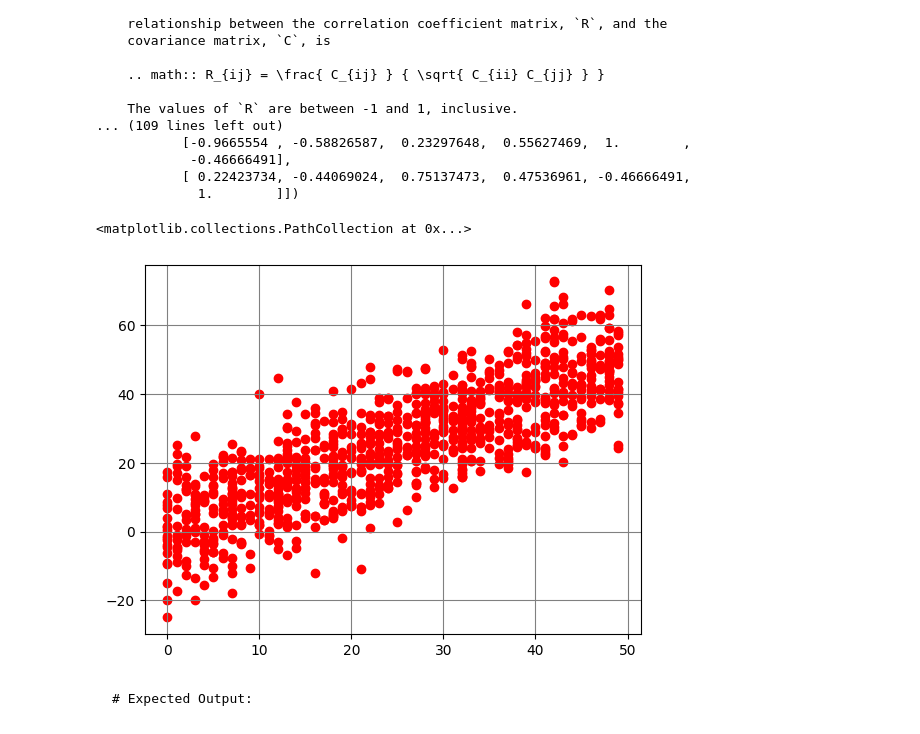
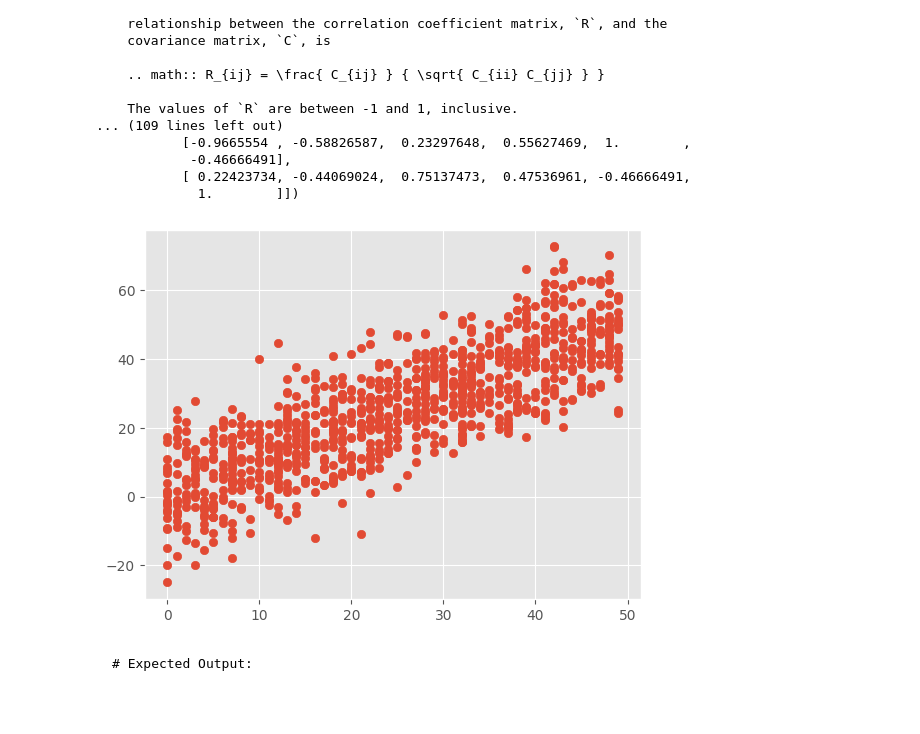
Before and after one commit to CDan07/IOD, a Jupyter notebook: Labs/Module 1/IOD_Lab-1.1.4 Statistics - part 2.ipynb, the cells around one changed output. Drawn from its saved outputs; the diff is of its cells as text; code cells hidden in the pictures.

````diff
--- a/Labs/Module 1/IOD_Lab-1.1.4 Statistics - part 2.ipynb
+++ b/Labs/Module 1/IOD_Lab-1.1.4 Statistics - part 2.ipynb
@@ -194,17 +194,17 @@ corrcoef(x, y=None, rowvar=True, bias=<no value>, ddof=<no value>, *, dtype=None
 # %%
 # Calculate and visualise correlations
 np.random.seed(1)
 
 # 1000 random integers between 0 and 50
 x = np.random.randint(0, 50, 1000)
 
 # Positive Correlation with some noise
 y = x + np.random.normal(0, 10, 1000)
-plt.grid(color = 'grey')
-plt.scatter(x,y,color='red')
+plt.style.use('ggplot')
+plt.scatter(x,y)
+plt.show()
 # %% [output]
-<matplotlib.collections.PathCollection at 0x...>
-[figure, old version]
+[figure, new version]
 # %% [markdown]
 ```
 # Expected Output:
````
Also changed, not shown: parts of 5 cells of this notebook.
